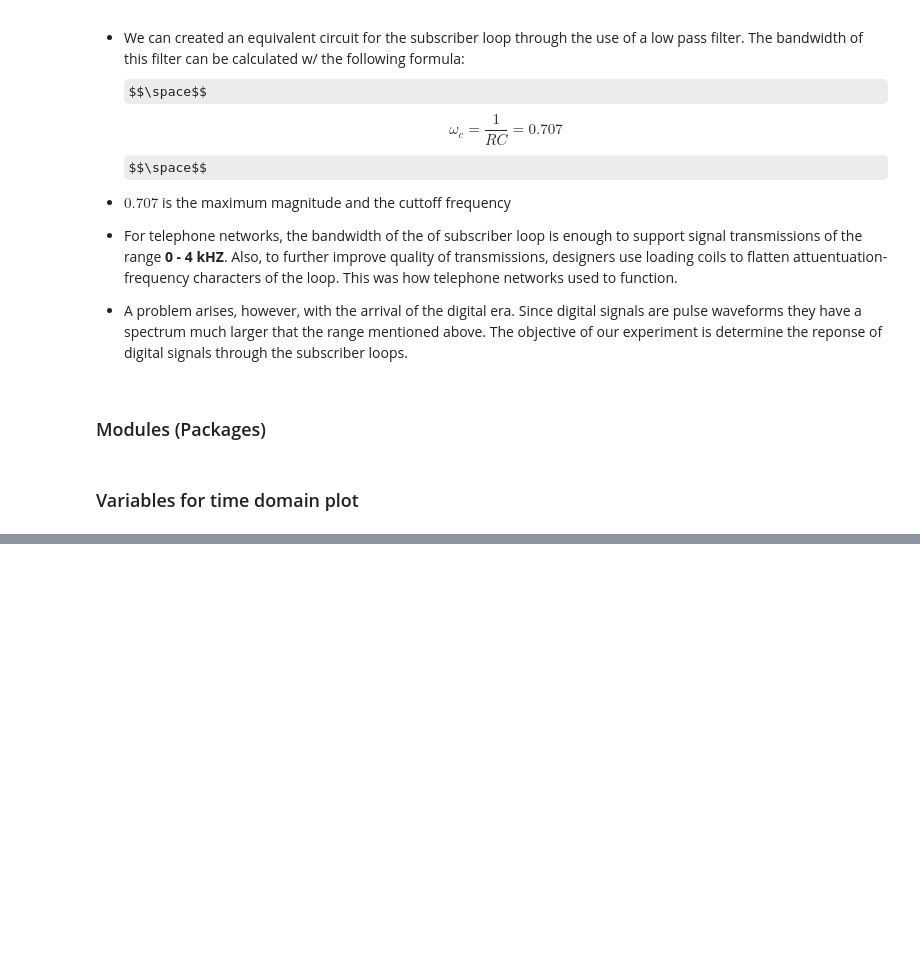
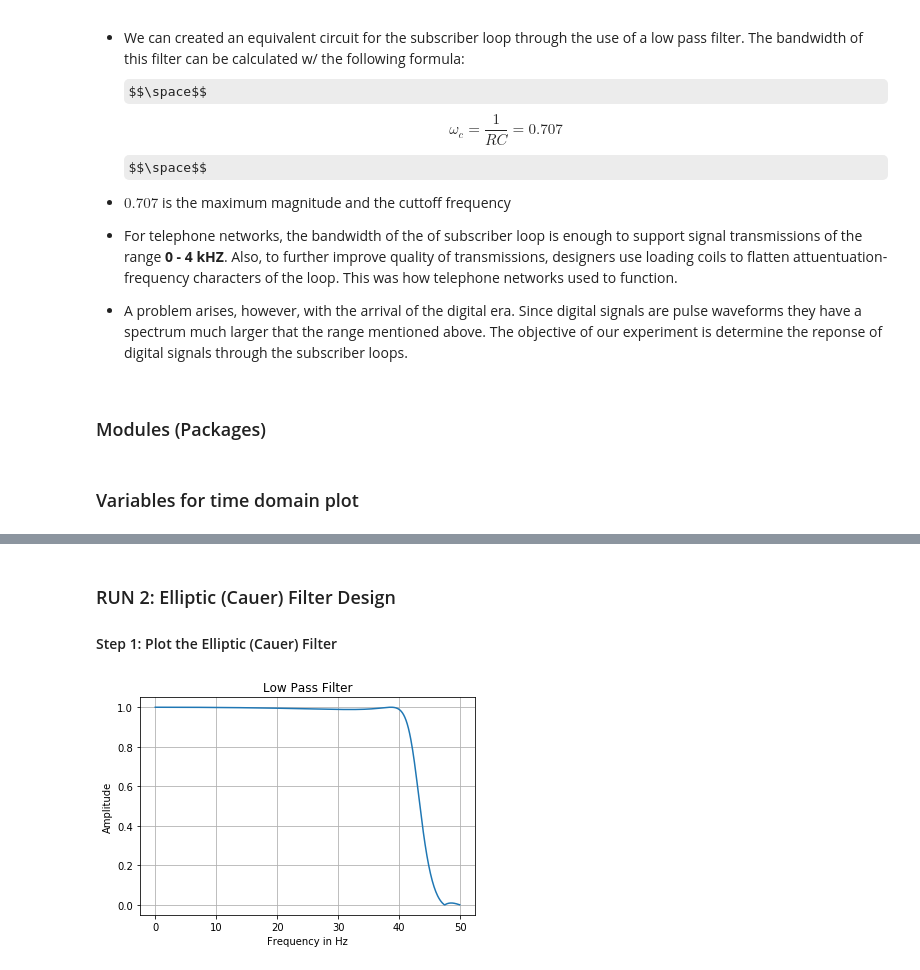
Before and after one commit to cbamedjonekou/cbamedjonekou.github.io, a Jupyter notebook: Labs/TCET 3102-E316 (Analog and Digital Communications)/TCET 3102-E316 (Analog and Digital Communications) Lab 3.ipynb, the cells around one changed output, grey strips where cells are left out. Saved outputs shown, nothing was run; the diff lists cells and outputs as text; code cells hidden in the pictures; some formulas as TeX source; blank space fills up the shorter version.

```diff
--- a/Labs/TCET 3102-E316 (Analog and Digital Communications)/TCET 3102-E316 (Analog and Digital Communications) Lab 3.ipynb
+++ b/Labs/TCET 3102-E316 (Analog and Digital Communications)/TCET 3102-E316 (Analog and Digital Communications) Lab 3.ipynb
@@ -161,0 +109,35 @@ array([2.02527815, 2.025854  , 2.02642873, 2.02700233, 2.02757482,
+# %% [markdown]
+### RUN 2: Elliptic (Cauer) Filter Design
+
+#### Step 1: Plot the Elliptic (Cauer) Filter
+# %%
+# Elliptical order, 'm'
+m = 3
+
+# Decibels of the ripple in passband, 'rP'
+rP = 0.1
+
+# Decibels of the ripple in stopband, 'rS'
+rS = 40
+
+# The Cutoff Filter Frequency, 'omega_N', normalized to Nyquist Frequency
+# 'omega_N = 1' cooresponds to half the sampling frequency
+# When the frequency equals to 'omega_N' the filter's magnitude response is
+# equal to the ripple in passband, 'rP' (decibels)
+
+omega_N = 0.8
+
+# in-built scipy function for the Elliptic (Cauer) Filter
+b, a = ellip(m, rP, rS, omega_N)
+
+# displays the magnitude and phase of the filter, normalized to Nyquist Frequency
+omega_, H = freqz(b, a)
+xval = (omega_ * samplingfreq)/(2 * np.pi)
+yval = abs(H)
+plt.plot(xval, yval)
+plt.xlabel('Frequency in Hz')
+plt.ylabel('Amplitude')
+plt.title('Low Pass Filter')
+plt.grid()
+# %% [output]
+[figure, added]
```
Also changed, not shown: parts of 47 cells of this notebook, 9 other files.
